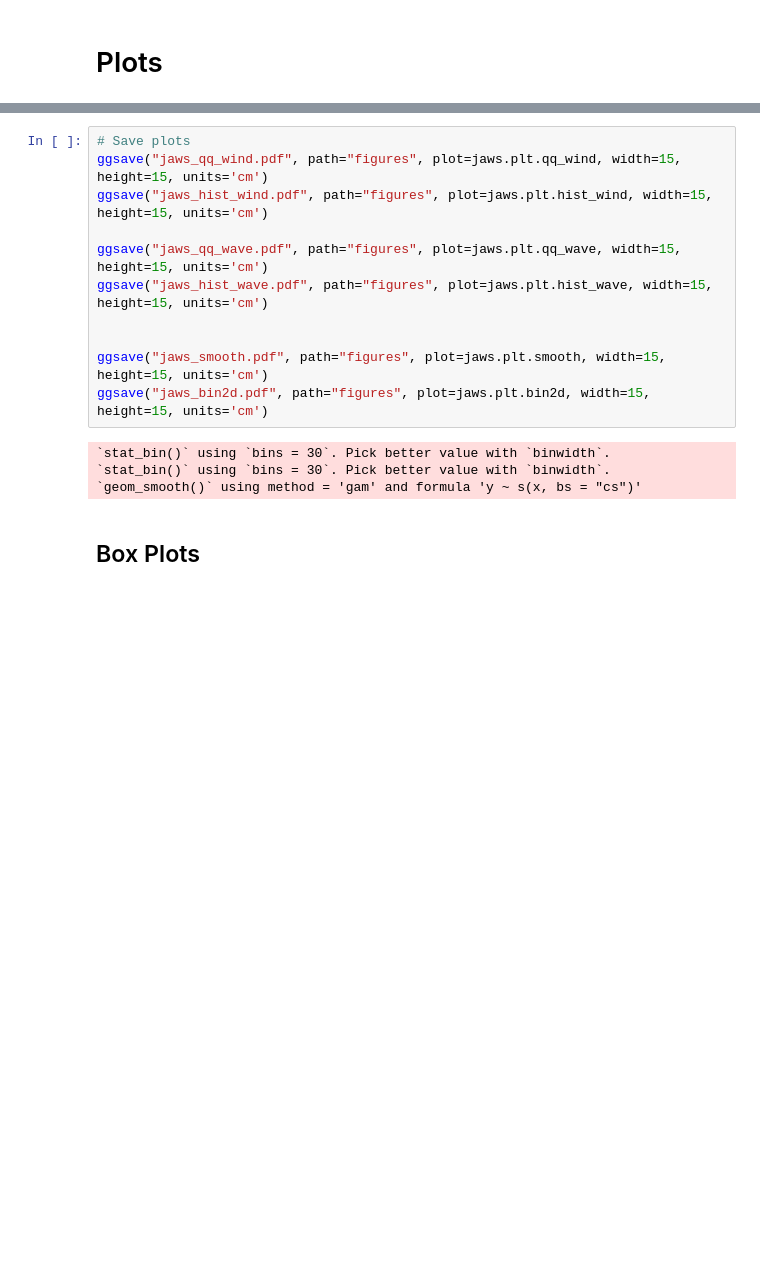
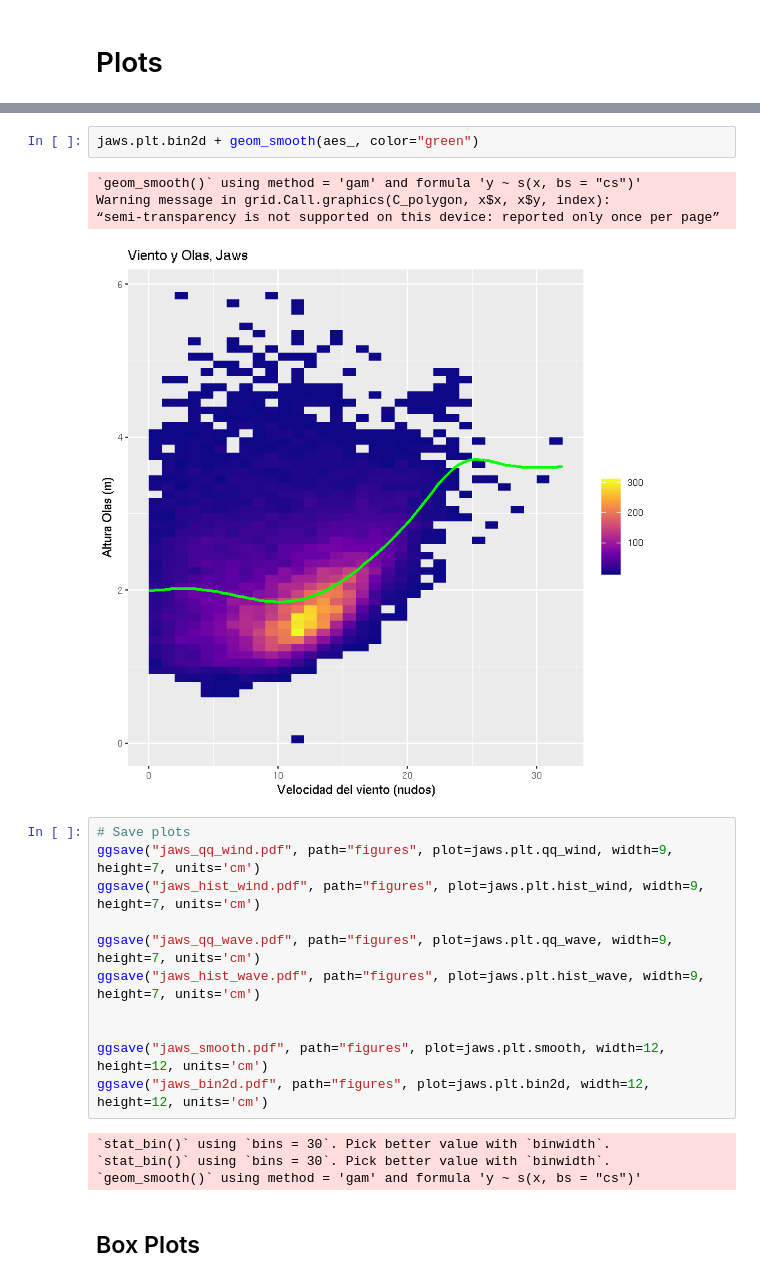
Before and after one commit to Leixb/B7_PE_WaveWind, a Jupyter notebook: notebookR.ipynb, the cells around one changed output, grey strips where cells are left out. Saved outputs shown, nothing was run; the diff lists cells and outputs as text; blank space fills up the shorter version.

```diff
--- a/notebookR.ipynb
+++ b/notebookR.ipynb
@@ -149,14 +150,21 @@ Warning message in grid.Call.graphics(C_polygon, x$x, x$y, index):
+# %%
+jaws.plt.bin2d + geom_smooth(aes_, color="green")
+# %% [output]
+`geom_smooth()` using method = 'gam' and formula 'y ~ s(x, bs = "cs")'
+Warning message in grid.Call.graphics(C_polygon, x$x, x$y, index):
+“semi-transparency is not supported on this device: reported only once per page”
+[figure, added]
 # %%
 # Save plots
-ggsave("jaws_qq_wind.pdf", path="figures", plot=jaws.plt.qq_wind, width=15, height=15, units='cm')
-ggsave("jaws_hist_wind.pdf", path="figures", plot=jaws.plt.hist_wind, width=15, height=15, units='cm')
+ggsave("jaws_qq_wind.pdf", path="figures", plot=jaws.plt.qq_wind, width=9, height=7, units='cm')
+ggsave("jaws_hist_wind.pdf", path="figures", plot=jaws.plt.hist_wind, width=9, height=7, units='cm')
 
-ggsave("jaws_qq_wave.pdf", path="figures", plot=jaws.plt.qq_wave, width=15, height=15, units='cm')
-ggsave("jaws_hist_wave.pdf", path="figures", plot=jaws.plt.hist_wave, width=15, height=15, units='cm')
+ggsave("jaws_qq_wave.pdf", path="figures", plot=jaws.plt.qq_wave, width=9, height=7, units='cm')
+ggsave("jaws_hist_wave.pdf", path="figures", plot=jaws.plt.hist_wave, width=9, height=7, units='cm')
 
 
-ggsave("jaws_smooth.pdf", path="figures", plot=jaws.plt.smooth, width=15, height=15, units='cm')
-ggsave("jaws_bin2d.pdf", path="figures", plot=jaws.plt.bin2d, width=15, height=15, units='cm')
+ggsave("jaws_smooth.pdf", path="figures", plot=jaws.plt.smooth, width=12, height=12, units='cm')
+ggsave("jaws_bin2d.pdf", path="figures", plot=jaws.plt.bin2d, width=12, height=12, units='cm')
 # %% [output]
 `stat_bin()` using `bins = 30`. Pick better value with `binwidth`.
 `stat_bin()` using `bins = 30`. Pick better value with `binwidth`.
```
Also changed, not shown: parts of 22 cells of this notebook, 22 other files.
